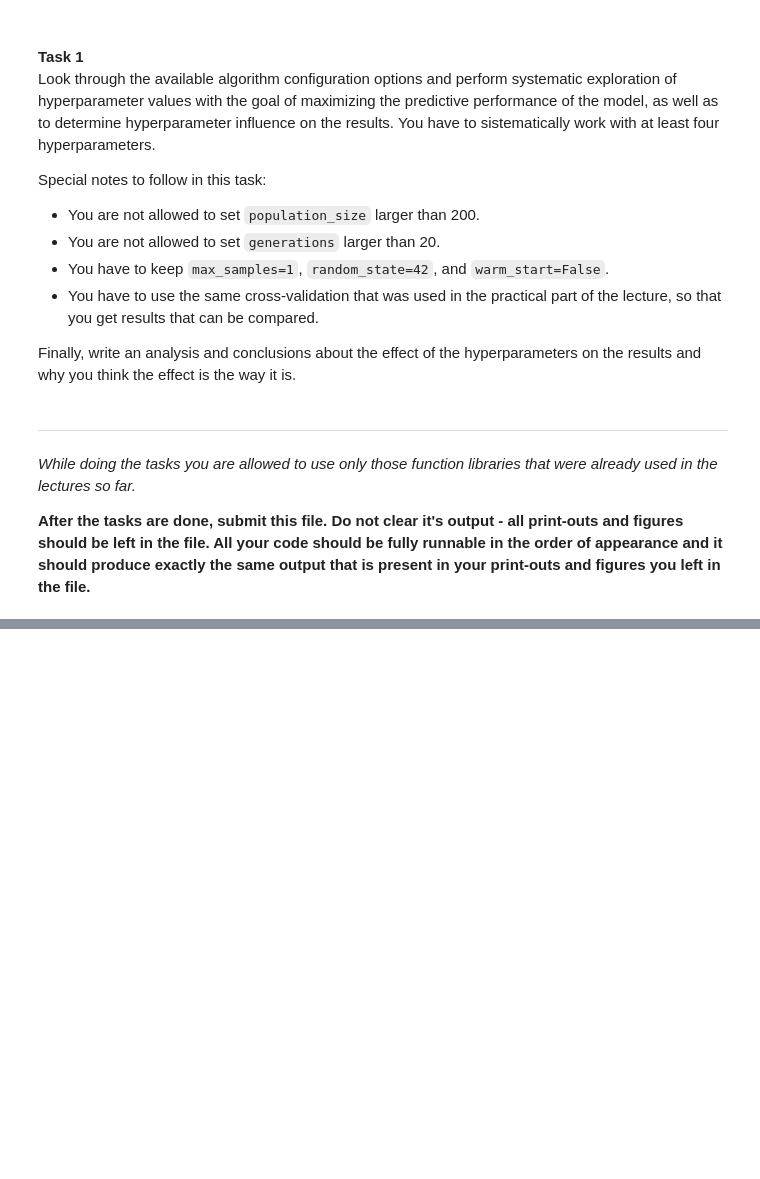
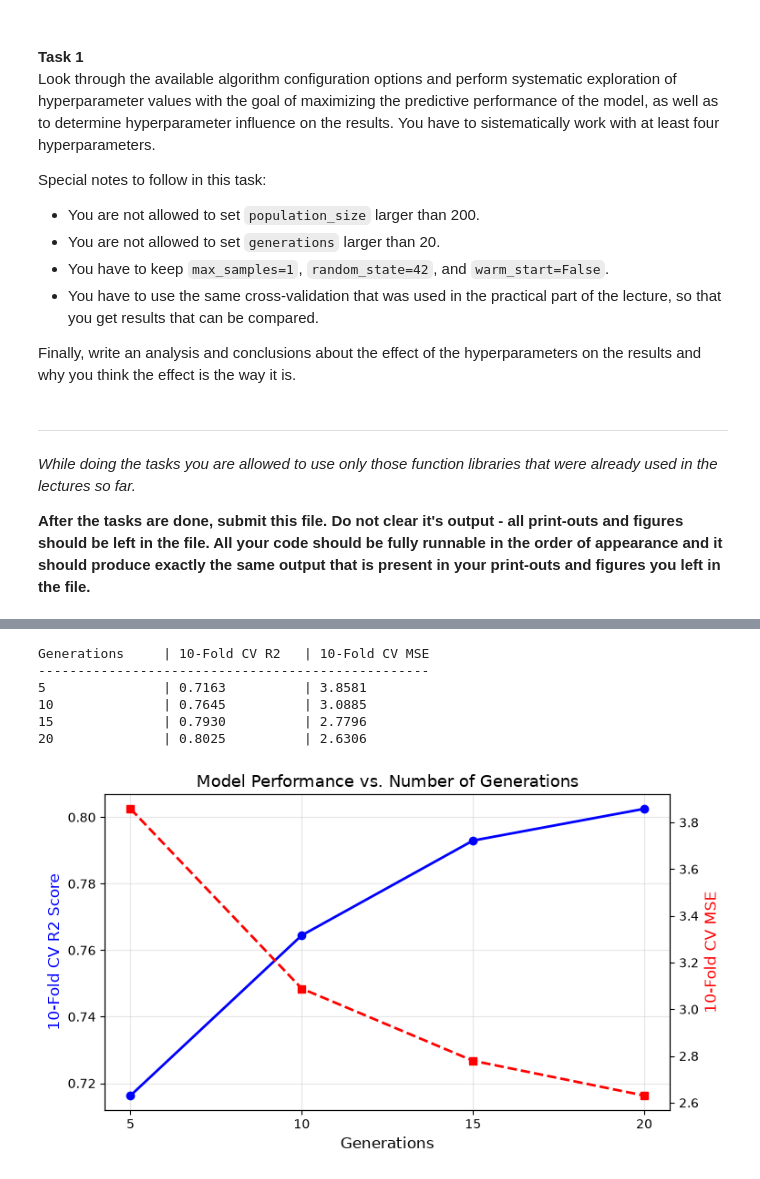
Before and after one commit to Sparkobbable/machine-learning-algorithms, a Jupyter notebook: 11_Assignment_EN.ipynb, the cells around one changed output, grey strips where cells are left out. Drawn from its saved outputs; the diff is of its cells as text; code cells hidden in the pictures; blank space fills up the shorter version.

```diff
--- a/11_Assignment_EN.ipynb
+++ b/11_Assignment_EN.ipynb
@@ -22,0 +137,32 @@ Finally, write an analysis and conclusions about the effect of the hyperparamete
+# %%
+gen_values = [5, 10, 15, 20]
+gen_r2_scores = []
+gen_mse_scores = []
+
+print(f"{'Generations':<15} | {'10-Fold CV R2':<15} | {'10-Fold CV MSE':<15}")
+print("-" * 50)
+for gen in gen_values:
+    r2, mse = evaluate_gp(generations=gen)
+    gen_r2_scores.append(r2)
+    gen_mse_scores.append(mse)
+    print(f"{gen:<15d} | {r2:<15.4f} | {mse:<15.4f}")
+
+fig, ax1 = plt.subplots(figsize=(8, 4.5))
+ax2 = ax1.twinx()
+ax1.plot(gen_values, gen_r2_scores, 'b-o', label='R2 Score', linewidth=2)
+ax2.plot(gen_values, gen_mse_scores, 'r--s', label='MSE', linewidth=2)
+ax1.set_xlabel('Generations', fontsize=12)
+ax1.set_ylabel('10-Fold CV R2 Score', color='b', fontsize=12)
+ax2.set_ylabel('10-Fold CV MSE', color='r', fontsize=12)
+ax1.set_title('Model Performance vs. Number of Generations', fontsize=13)
+ax1.set_xticks(gen_values)
+ax1.grid(True, alpha=0.3)
+plt.show()
+# %% [output]
+Generations     | 10-Fold CV R2   | 10-Fold CV MSE
+--------------------------------------------------
+5               | 0.7163          | 3.8581
+10              | 0.7645          | 3.0885
+15              | 0.7930          | 2.7796
+20              | 0.8025          | 2.6306
+[figure, added]
```
Also changed, not shown: parts of 23 cells of this notebook.
